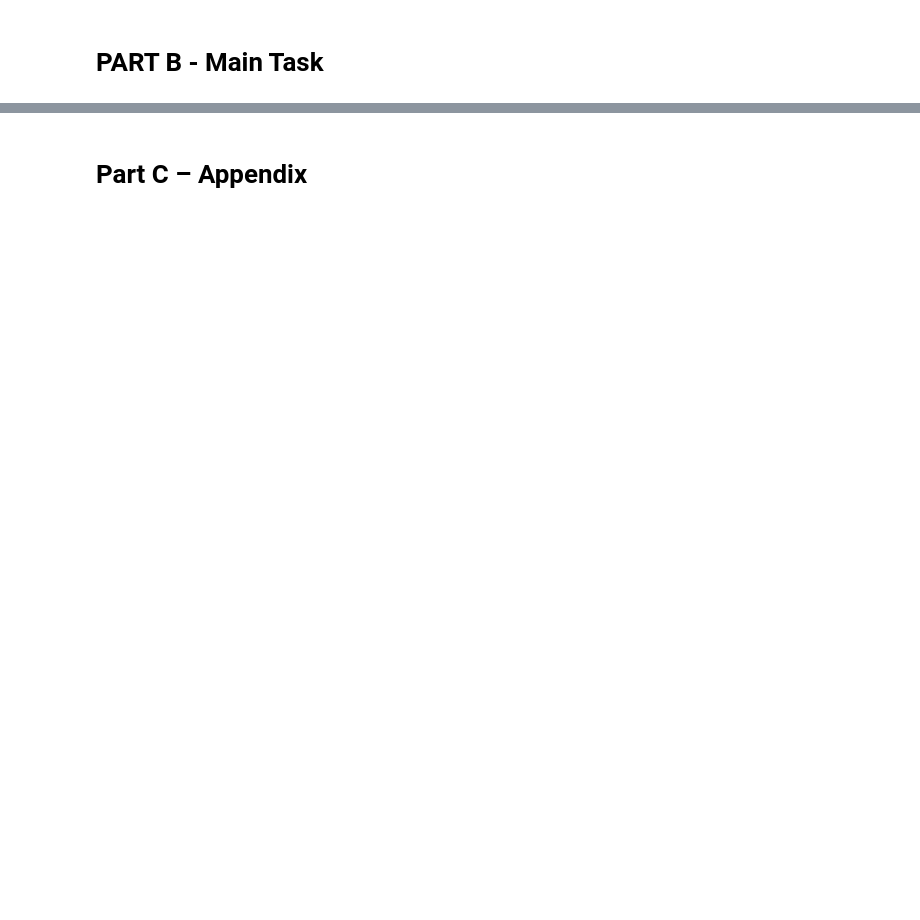
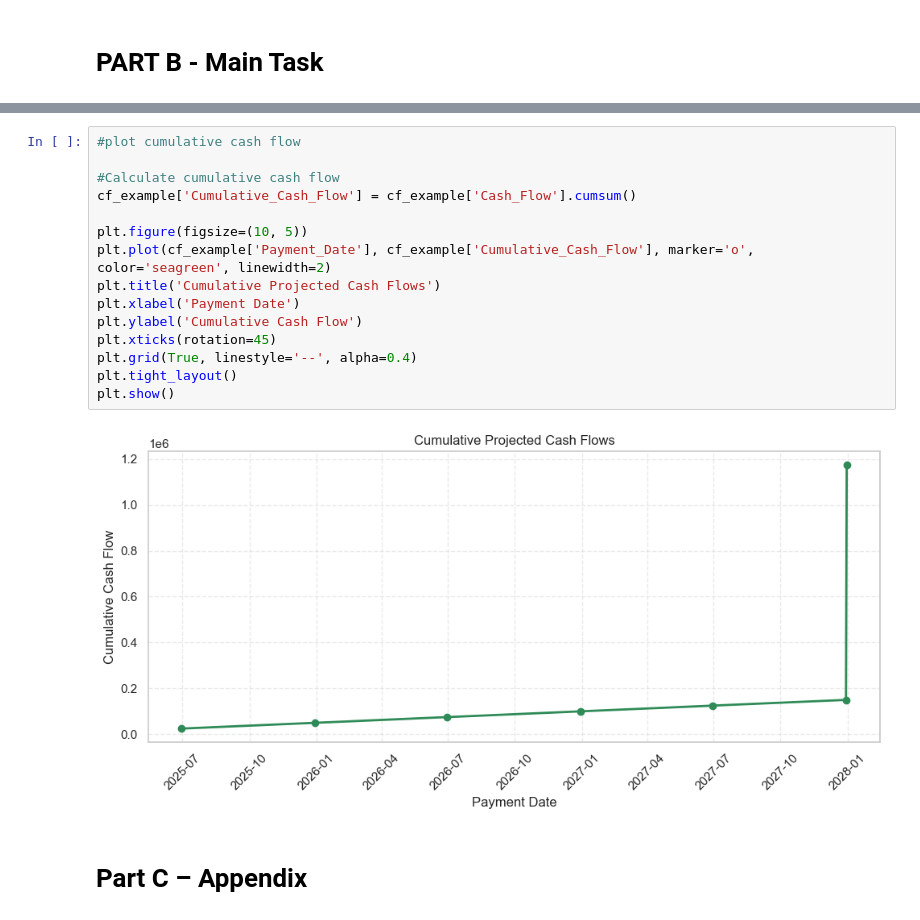
Before and after one commit to Dela12/Case_Study, a Jupyter notebook: Final Work.ipynb, the cells around one changed output, grey strips where cells are left out. Drawn from its saved outputs; the diff is of its cells as text; blank space fills up the shorter version.

```diff
--- a/Final Work.ipynb
+++ b/Final Work.ipynb
@@ -537,6 +827,23 @@ where, N = notional principal; c = annual coupon rate (%)  and M = months betwee
   Semi-annual coupons of €25k provide predictable interest revenues, aiding P&L forecasting.
 - **Principal Repayment:**
   The large final cash flow (€1,025k) reflects return of notional plus last coupon, critical for maturity-risk planning.
+# %%
+#plot cumulative cash flow
+
+#Calculate cumulative cash flow
+cf_example['Cumulative_Cash_Flow'] = cf_example['Cash_Flow'].cumsum()
+
+plt.figure(figsize=(10, 5))
+plt.plot(cf_example['Payment_Date'], cf_example['Cumulative_Cash_Flow'], marker='o', color='seagreen', linewidth=2)
+plt.title('Cumulative Projected Cash Flows')
+plt.xlabel('Payment Date')
+plt.ylabel('Cumulative Cash Flow')
+plt.xticks(rotation=45)
+plt.grid(True, linestyle='--', alpha=0.4)
+plt.tight_layout()
+plt.show()
+# %% [output]
+[figure, added]
 # %% [markdown]
 # Part C – Appendix
 # %%
```
Also changed, not shown: parts of 18 cells of this notebook.
